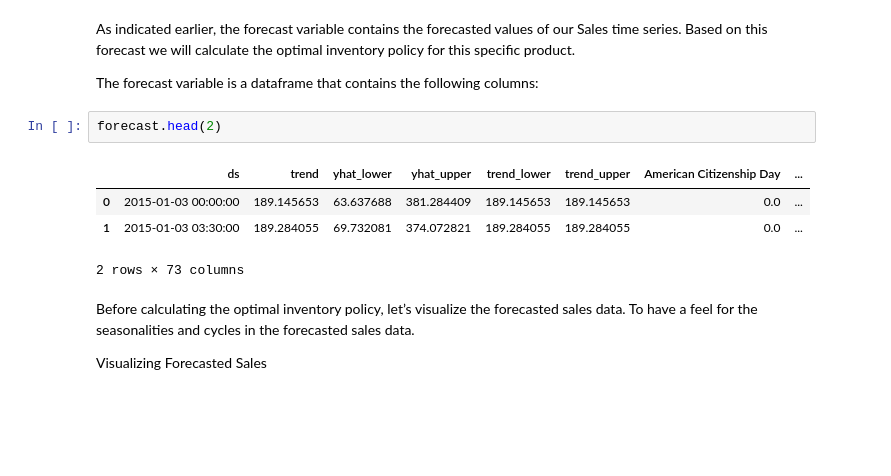
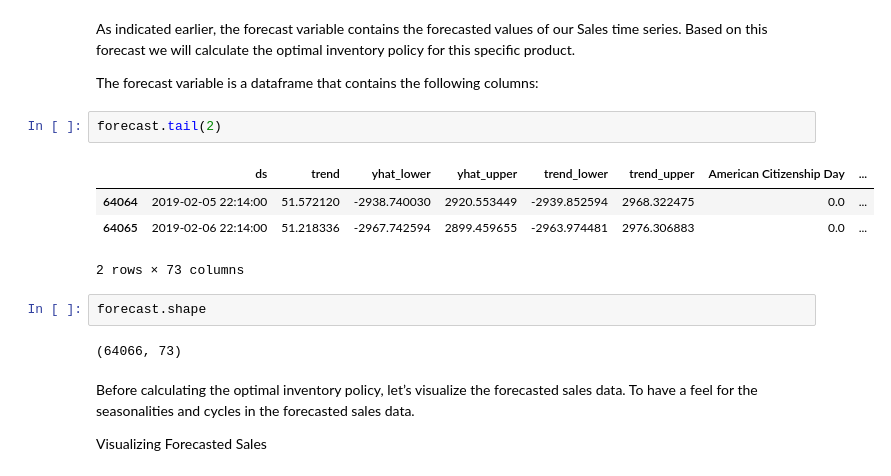
Before and after one commit to ObinnaAkams/Demand_Forecasting_and_Inventory_Optimisation, a Jupyter notebook: Notebook.ipynb, the cells around one changed output. Cells and saved outputs as stored; diff of their text form; blank space fills up the shorter version.

```diff
--- a/Notebook.ipynb
+++ b/Notebook.ipynb
@@ -713,12 +593,16 @@ As indicated earlier, the forecast variable contains the forecasted values of ou
 
 The forecast variable is a dataframe that contains the following columns:
 # %%
-forecast.head(2)
+forecast.tail(2)
 # %% [output]
 |  | ds | trend | yhat_lower | yhat_upper | trend_lower | trend_upper | American Citizenship Day | ... |
-| 0 | 2015-01-03 00:00:00 | 189.145653 | 63.637688 | 381.284409 | 189.145653 | 189.145653 | 0.0 | ... |
-| 1 | 2015-01-03 03:30:00 | 189.284055 | 69.732081 | 374.072821 | 189.284055 | 189.284055 | 0.0 | ... |
+| 64064 | 2019-02-05 22:14:00 | 51.572120 | -2938.740030 | 2920.553449 | -2939.852594 | 2968.322475 | 0.0 | ... |
+| 64065 | 2019-02-06 22:14:00 | 51.218336 | -2967.742594 | 2899.459655 | -2963.974481 | 2976.306883 | 0.0 | ... |
 2 rows × 73 columns
+# %%
+forecast.shape
+# %% [output]
+(64066, 73)
 # %% [markdown]
 Before calculating the optimal inventory policy, let’s visualize the forecasted sales data. To have a feel for the seasonalities and cycles in the forecasted sales data.
 
```
Also changed, not shown: parts of 30 cells of this notebook.
